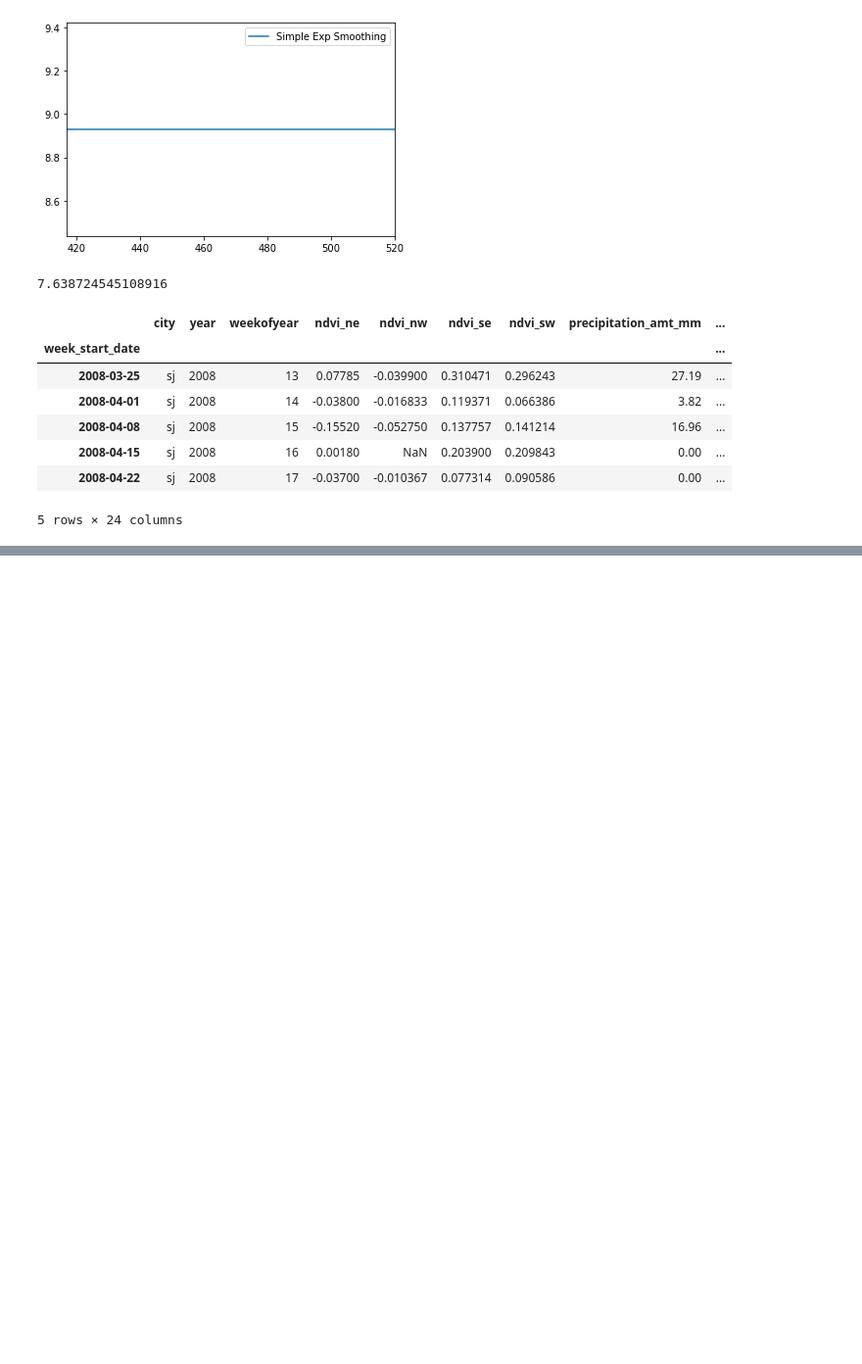
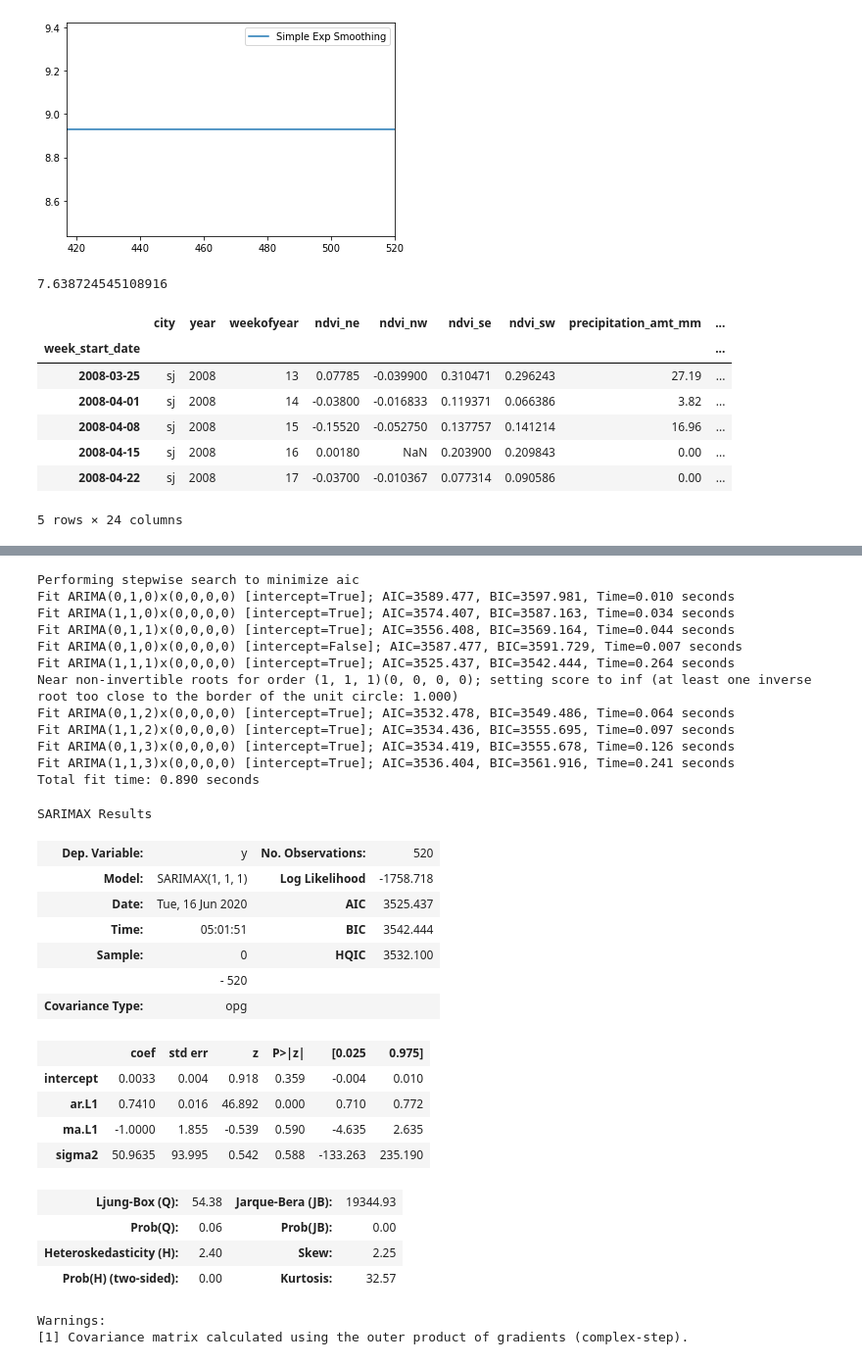
Before and after one commit to mherbert93/Dengue-Fever-Forecasting, a Jupyter notebook: deng.ipynb, the cells around one changed output, grey strips where cells are left out. Shown at 98% size. Cells and saved outputs as stored; diff of their text form; code cells hidden in the pictures; blank space fills up the shorter version.

```diff
--- a/deng.ipynb
+++ b/deng.ipynb
@@ -197,0 +298,34 @@ sample_submission.to_csv('simpleexpsmoothing.csv', index=False)
+# %%
+auto_arima(train[train['city'] == 'iq']['total_cases'],seasonal=False, start_q=0, start_p=0, max_q=4, max_p=4, m=52, trace=True).summary()
+# %% [output]
+Performing stepwise search to minimize aic
+Fit ARIMA(0,1,0)x(0,0,0,0) [intercept=True]; AIC=3589.477, BIC=3597.981, Time=0.010 seconds
+Fit ARIMA(1,1,0)x(0,0,0,0) [intercept=True]; AIC=3574.407, BIC=3587.163, Time=0.034 seconds
+Fit ARIMA(0,1,1)x(0,0,0,0) [intercept=True]; AIC=3556.408, BIC=3569.164, Time=0.044 seconds
+Fit ARIMA(0,1,0)x(0,0,0,0) [intercept=False]; AIC=3587.477, BIC=3591.729, Time=0.007 seconds
+Fit ARIMA(1,1,1)x(0,0,0,0) [intercept=True]; AIC=3525.437, BIC=3542.444, Time=0.264 seconds
+Near non-invertible roots for order (1, 1, 1)(0, 0, 0, 0); setting score to inf (at least one inverse root too close to the border of the unit circle: 1.000)
+Fit ARIMA(0,1,2)x(0,0,0,0) [intercept=True]; AIC=3532.478, BIC=3549.486, Time=0.064 seconds
+Fit ARIMA(1,1,2)x(0,0,0,0) [intercept=True]; AIC=3534.436, BIC=3555.695, Time=0.097 seconds
+Fit ARIMA(0,1,3)x(0,0,0,0) [intercept=True]; AIC=3534.419, BIC=3555.678, Time=0.126 seconds
+Fit ARIMA(1,1,3)x(0,0,0,0) [intercept=True]; AIC=3536.404, BIC=3561.916, Time=0.241 seconds
+Total fit time: 0.890 seconds
+SARIMAX Results
+| Dep. Variable: | y | No. Observations: | 520 |
+| Model: | SARIMAX(1, 1, 1) | Log Likelihood | -1758.718 |
+| Date: | Tue, 16 Jun 2020 | AIC | 3525.437 |
+| Time: | 05:01:51 | BIC | 3542.444 |
+| Sample: | 0 | HQIC | 3532.100 |
+|  | - 520 |  |  |
+| Covariance Type: | opg |  |  |
+|  | coef | std err | z | P>|z| | [0.025 | 0.975] |
+| intercept | 0.0033 | 0.004 | 0.918 | 0.359 | -0.004 | 0.010 |
+| ar.L1 | 0.7410 | 0.016 | 46.892 | 0.000 | 0.710 | 0.772 |
+| ma.L1 | -1.0000 | 1.855 | -0.539 | 0.590 | -4.635 | 2.635 |
+| sigma2 | 50.9635 | 93.995 | 0.542 | 0.588 | -133.263 | 235.190 |
+| Ljung-Box (Q): | 54.38 | Jarque-Bera (JB): | 19344.93 |
+| Prob(Q): | 0.06 | Prob(JB): | 0.00 |
+| Heteroskedasticity (H): | 2.40 | Skew: | 2.25 |
+| Prob(H) (two-sided): | 0.00 | Kurtosis: | 32.57 |
+Warnings:
+[1] Covariance matrix calculated using the outer product of gradients (complex-step).
```
Also changed, not shown: parts of 14 cells of this notebook.
